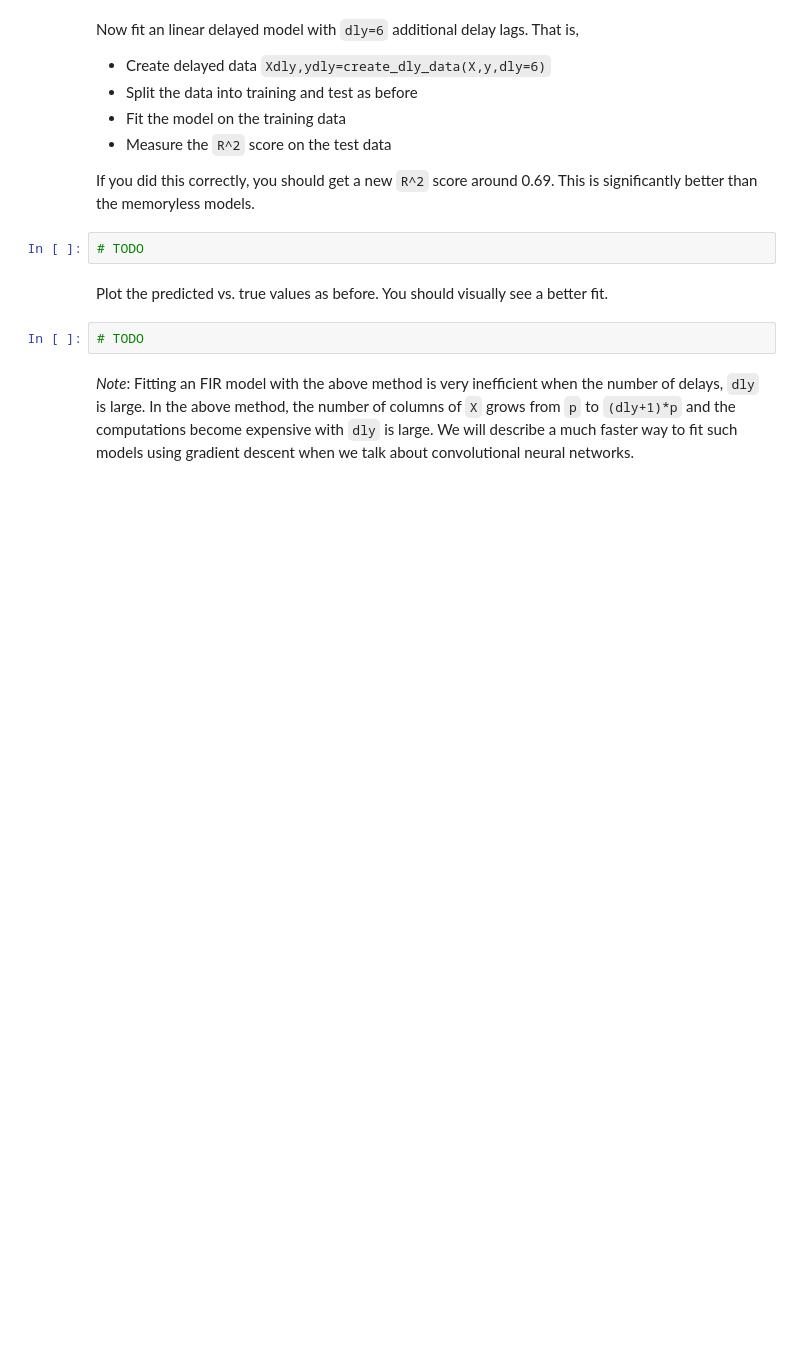
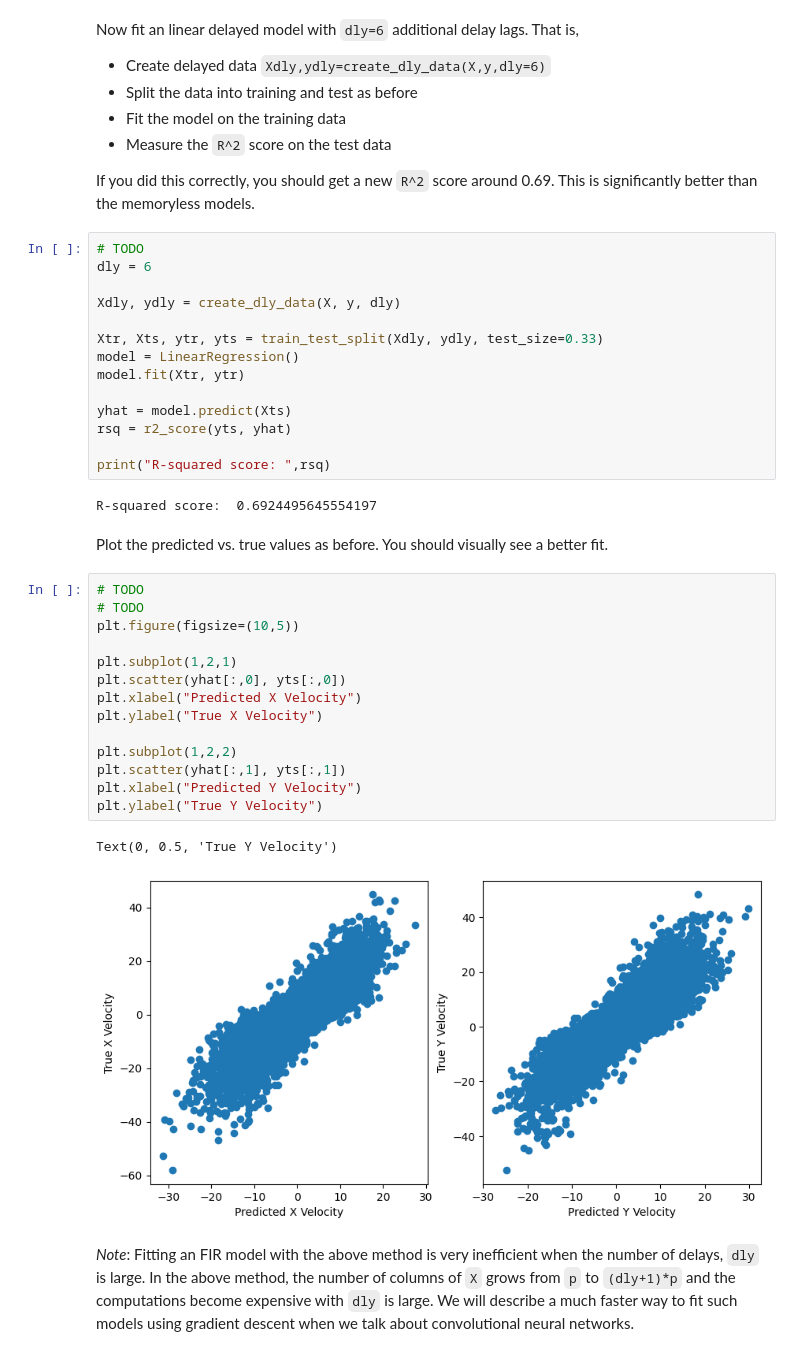
Before and after one commit to manovay/msml, a Jupyter notebook: unit04_model_sel/lab_neural_partial.ipynb, the cells around one changed output. Saved outputs shown, nothing was run; the diff lists cells and outputs as text; blank space fills up the shorter version.

```diff
--- a/unit04_model_sel/lab_neural_partial.ipynb
+++ b/unit04_model_sel/lab_neural_partial.ipynb
@@ -135,12 +177,41 @@ Now fit an linear delayed model with `dly=6` additional delay lags.  That is,
 * Measure the `R^2` score on the test data
 
 If you did this correctly, you should get a new `R^2` score around 0.69.  This is significantly better than the memoryless models.
-# %%
-# TODO
+# %%
+# TODO
+dly = 6
+
+Xdly, ydly = create_dly_data(X, y, dly)
+
+Xtr, Xts, ytr, yts = train_test_split(Xdly, ydly, test_size=0.33)
+model = LinearRegression()
+model.fit(Xtr, ytr)
+
+yhat = model.predict(Xts)
+rsq = r2_score(yts, yhat)
+
+print("R-squared score: ",rsq)
+# %% [output]
+R-squared score:  0.6924495645554197
 # %% [markdown]
 Plot the predicted vs. true values as before. You should visually see a better fit.
-# %%
-# TODO
+# %%
+# TODO
+# TODO
+plt.figure(figsize=(10,5))
+
+plt.subplot(1,2,1)
+plt.scatter(yhat[:,0], yts[:,0])
+plt.xlabel("Predicted X Velocity")
+plt.ylabel("True X Velocity")
+
+plt.subplot(1,2,2)
+plt.scatter(yhat[:,1], yts[:,1])
+plt.xlabel("Predicted Y Velocity")
+plt.ylabel("True Y Velocity")
+# %% [output]
+Text(0, 0.5, 'True Y Velocity')
+[figure, added]
 # %% [markdown]
 *Note*:  Fitting an FIR model with the above method is very inefficient when the number of delays, `dly` is large.  In the above method, the number of columns of `X` grows from `p` to `(dly+1)*p` and the computations become expensive with `dly` is large.  We will describe a much faster way to fit such models using gradient descent when we talk about convolutional neural networks.
 # %% [markdown]
```
Also changed, not shown: parts of 19 cells of this notebook.
